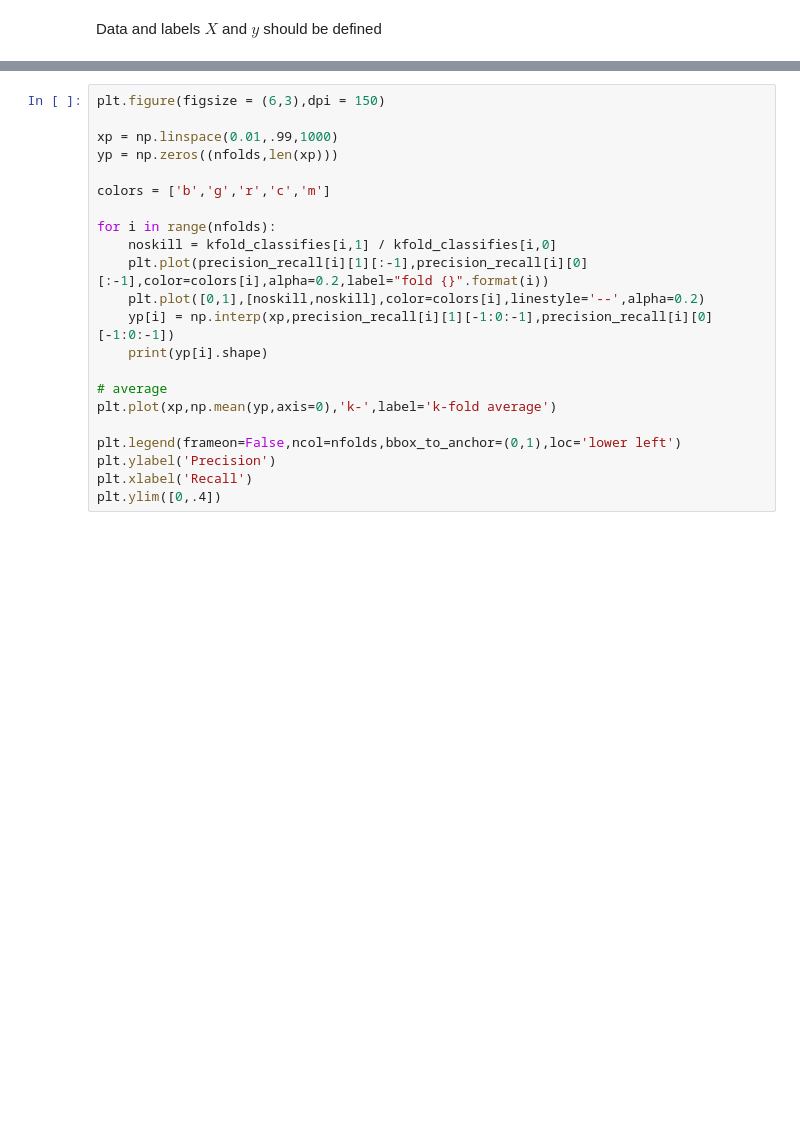
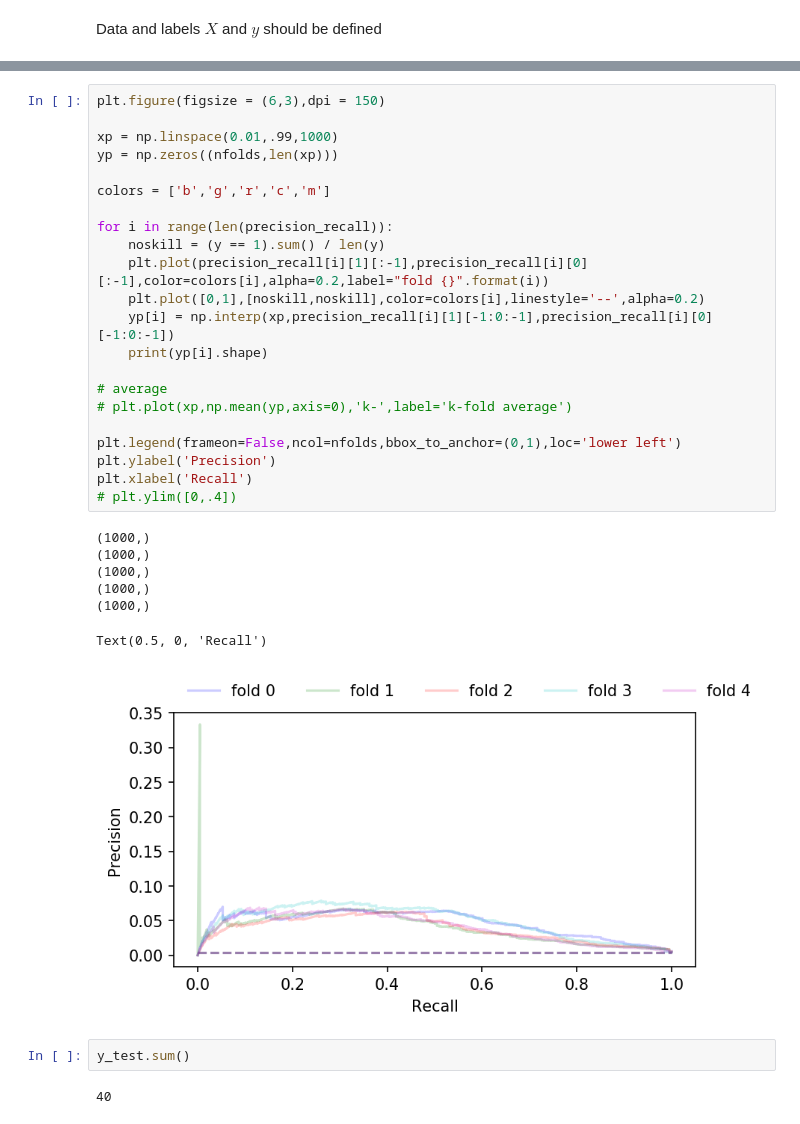
Before and after one commit to halstonblim/ml_exoplanet_vetter, a Jupyter notebook: LogisticRegression/Logistic_Regression.ipynb, the cells around one changed output, grey strips where cells are left out. Cells and saved outputs as stored; diff of their text form; blank space fills up the shorter version.

```diff
--- a/LogisticRegression/Logistic_Regression.ipynb
+++ b/LogisticRegression/Logistic_Regression.ipynb
@@ -398,22 +430,34 @@ for train_index, test_index in kfold.split(Xp,y):
 # %%
 plt.figure(figsize = (6,3),dpi = 150)
 
 xp = np.linspace(0.01,.99,1000)
 yp = np.zeros((nfolds,len(xp)))
 
 colors = ['b','g','r','c','m']
 
-for i in range(nfolds):
-    noskill = kfold_classifies[i,1] / kfold_classifies[i,0]
+for i in range(len(precision_recall)):
+    noskill = (y == 1).sum() / len(y)
     plt.plot(precision_recall[i][1][:-1],precision_recall[i][0][:-1],color=colors[i],alpha=0.2,label="fold {}".format(i))
     plt.plot([0,1],[noskill,noskill],color=colors[i],linestyle='--',alpha=0.2)
     yp[i] = np.interp(xp,precision_recall[i][1][-1:0:-1],precision_recall[i][0][-1:0:-1])
     print(yp[i].shape)
 
 # average
-plt.plot(xp,np.mean(yp,axis=0),'k-',label='k-fold average')
+# plt.plot(xp,np.mean(yp,axis=0),'k-',label='k-fold average')
 
 plt.legend(frameon=False,ncol=nfolds,bbox_to_anchor=(0,1),loc='lower left')
 plt.ylabel('Precision')
 plt.xlabel('Recall')
-plt.ylim([0,.4])
+# plt.ylim([0,.4])
+# %% [output]
+(1000,)
+(1000,)
+(1000,)
+(1000,)
+(1000,)
+Text(0.5, 0, 'Recall')
+[figure, added]
+# %%
+y_test.sum()
+# %% [output]
+40
```
Also changed, not shown: parts of 6 cells of this notebook.
